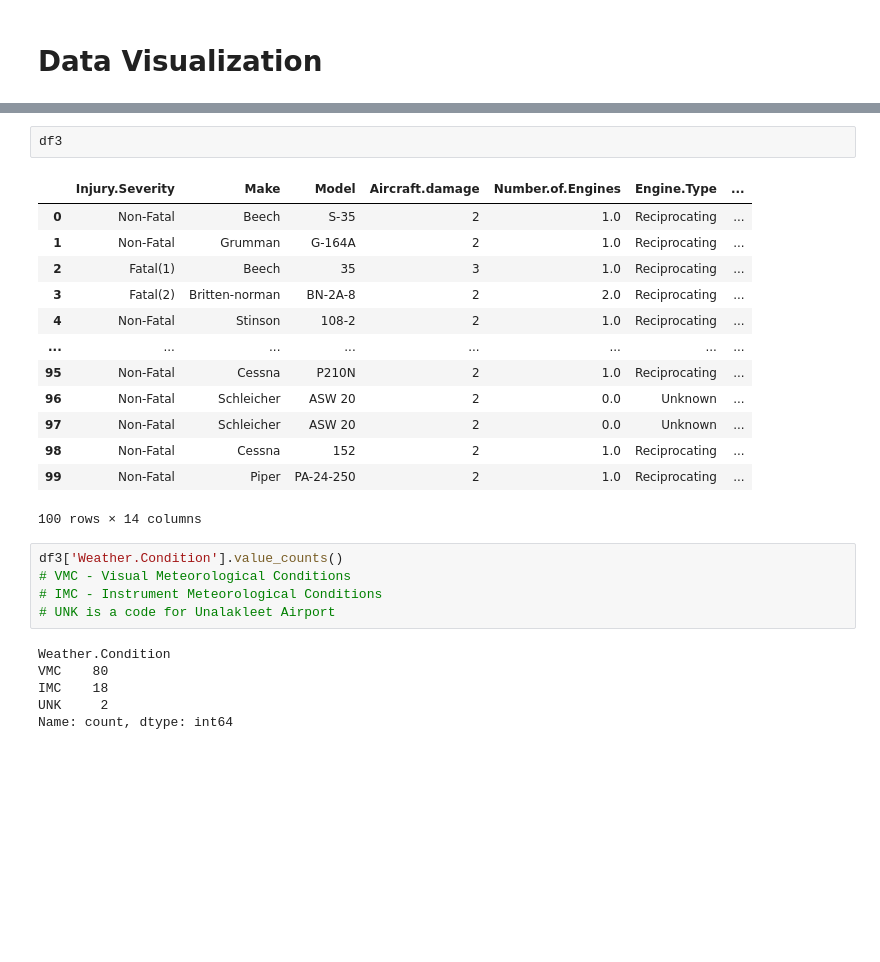
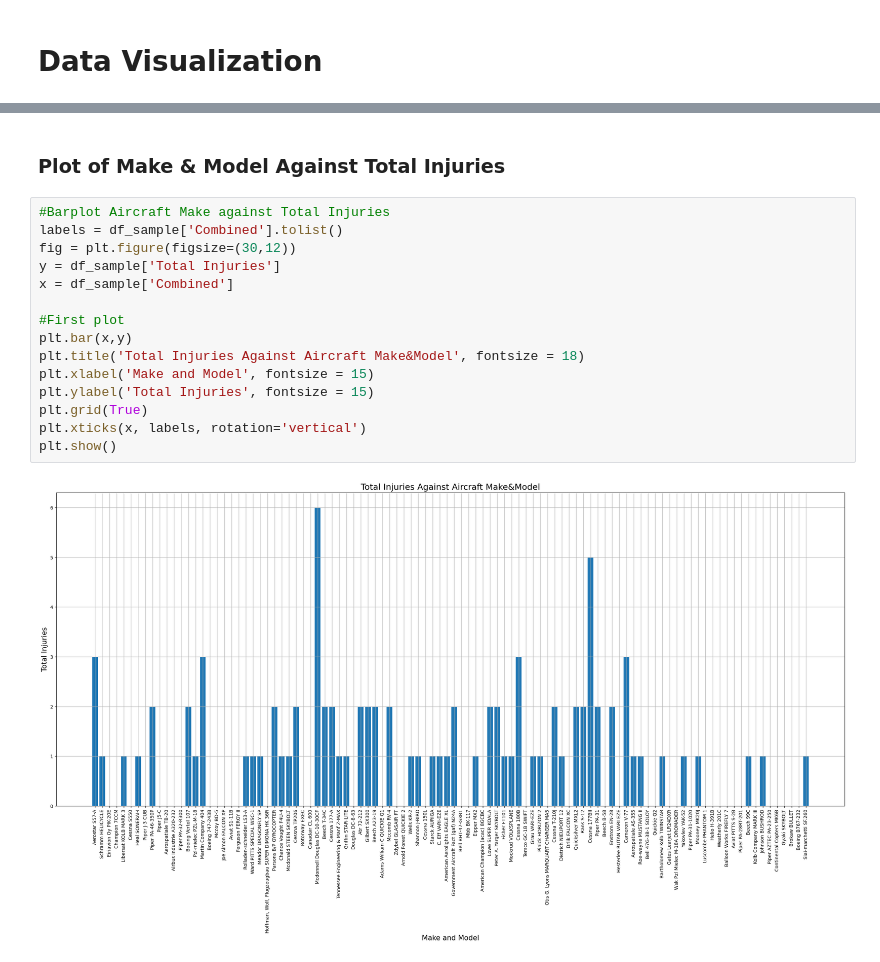
Before and after one commit to tingly-amua/Project---Aircraft-Risk, a Jupyter notebook: project.ipynb, the cells around one changed output, grey strips where cells are left out. Drawn from its saved outputs; the diff is of its cells as text; blank space fills up the shorter version.

Commit message:
finalize on plotting and derive conclusion

```diff
--- a/project.ipynb
+++ b/project.ipynb
@@ -355,27 +226,19 @@ plt.grid(True)
-# %%
-df3
-# %% [output]
-|  | Injury.Severity | Make | Model | Aircraft.damage | Number.of.Engines | Engine.Type | ... |
-| 0 | Non-Fatal | Beech | S-35 | 2 | 1.0 | Reciprocating | ... |
-| 1 | Non-Fatal | Grumman | G-164A | 2 | 1.0 | Reciprocating | ... |
-| 2 | Fatal(1) | Beech | 35 | 3 | 1.0 | Reciprocating | ... |
-| 3 | Fatal(2) | Britten-norman | BN-2A-8 | 2 | 2.0 | Reciprocating | ... |
-| 4 | Non-Fatal | Stinson | 108-2 | 2 | 1.0 | Reciprocating | ... |
-| ... | ... | ... | ... | ... | ... | ... | ... |
-| 95 | Non-Fatal | Cessna | P210N | 2 | 1.0 | Reciprocating | ... |
-| 96 | Non-Fatal | Schleicher | ASW 20 | 2 | 0.0 | Unknown | ... |
-| 97 | Non-Fatal | Schleicher | ASW 20 | 2 | 0.0 | Unknown | ... |
-| 98 | Non-Fatal | Cessna | 152 | 2 | 1.0 | Reciprocating | ... |
-| 99 | Non-Fatal | Piper | PA-24-250 | 2 | 1.0 | Reciprocating | ... |
-100 rows × 14 columns
-# %%
-df3['Weather.Condition'].value_counts()
-# VMC - Visual Meteorological Conditions
-# IMC - Instrument Meteorological Conditions
-# UNK is a code for Unalakleet Airport
-# %% [output]
-Weather.Condition
-VMC    80
-IMC    18
-UNK     2
-Name: count, dtype: int64
+# %% [markdown]
+### Plot of Make & Model Against Total Injuries
+# %%
+#Barplot Aircraft Make against Total Injuries
+labels = df_sample['Combined'].tolist()
+fig = plt.figure(figsize=(30,12))
+y = df_sample['Total Injuries']
+x = df_sample['Combined']
+
+#First plot
+plt.bar(x,y)
+plt.title('Total Injuries Against Aircraft Make&Model', fontsize = 18)
+plt.xlabel('Make and Model', fontsize = 15)
+plt.ylabel('Total Injuries', fontsize = 15)
+plt.grid(True)
+plt.xticks(x, labels, rotation='vertical')
+plt.show()
+# %% [output]
+[figure, added]
```
Also changed, not shown: parts of 52 cells of this notebook.
